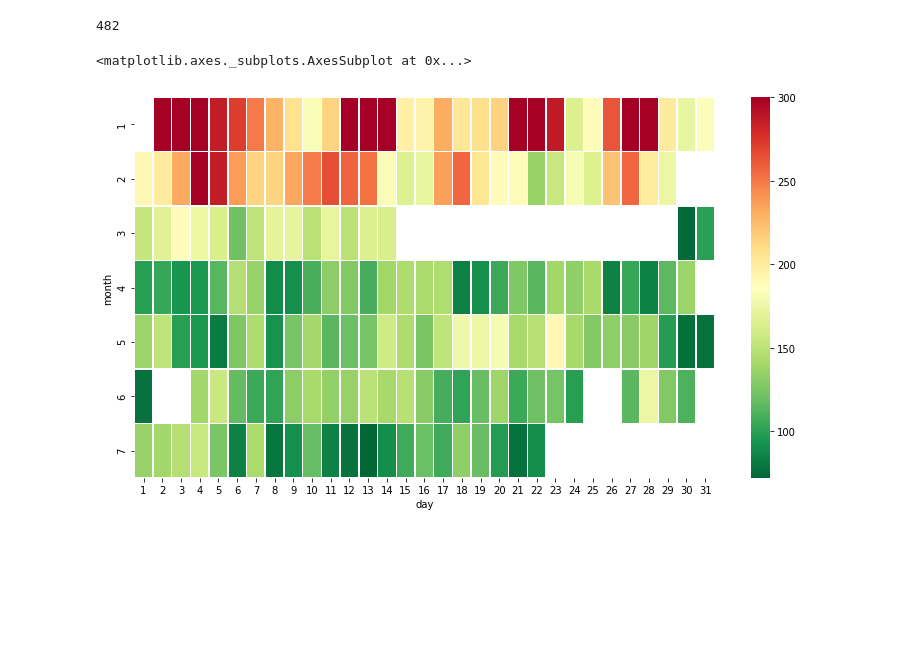
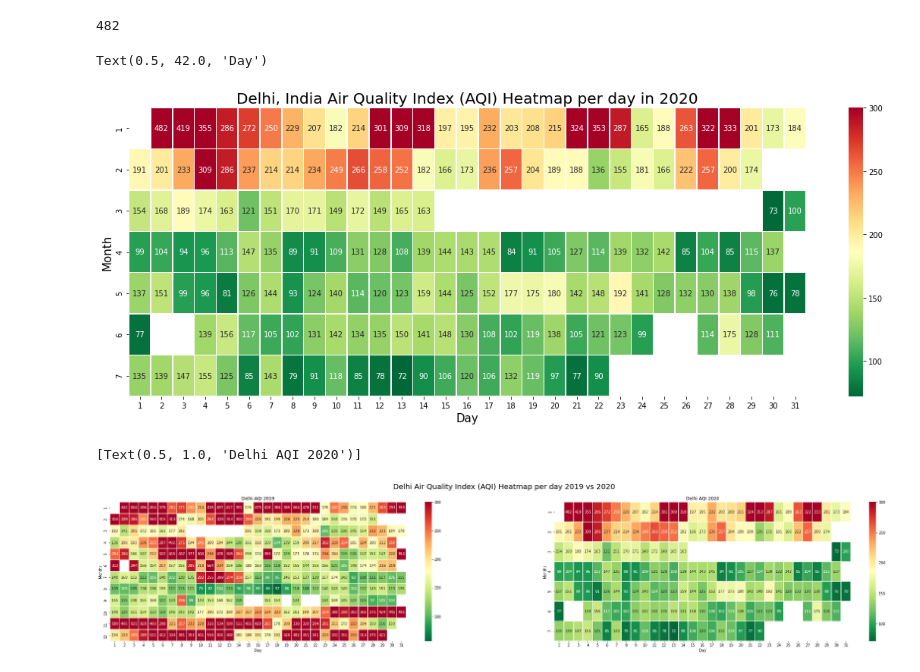
Before and after one commit to HaydenRubin/COVID-19-air-quality-2020, a Jupyter notebook: CalendarHeatmaps/delhiAQ.ipynb, the cells around one changed output. Cells and saved outputs as stored; diff of their text form; code cells hidden in the pictures; blank space fills up the shorter version.

```diff
--- a/CalendarHeatmaps/delhiAQ.ipynb
+++ b/CalendarHeatmaps/delhiAQ.ipynb
@@ -57,5 +61,5 @@ sns.heatmap(delhi2019aq, annot=False, fmt="d", linewidths=.5, ax=ax, vmax=300, c
 # %%
-delhi2020_csv = "CleanDatasets/delhi2020.csv"
+delhi2020_csv = "../CleanDatasets/delhi2020.csv"
 # %%
 delhi2020 = pd.read_csv(delhi2020_csv)
 delhi2020.head()
@@ -82,6 +86,8 @@ delhi2020['day'] = delhi2020['day'].astype(str).astype('int64')
 delhi2020['year'] = delhi2020['year'].astype(str).astype('int64')
 # %%
 delhi2020['month'] = delhi2020['month'].astype(str).astype(int)
+# %%
+delhi2020['AQI'] = delhi2020['AQI'].astype(str).astype(int)
 # %%
 delhi2020['AQI'].max()
 # %% [output]
@@ -89,8 +95,27 @@ delhi2020['AQI'].max()
 # %%
 delhi2020aq = delhi2020.pivot_table('AQI','month','day')
 # %%
-f1, ax = plt.subplots(figsize=(13, 7))
-sns.heatmap(delhi2020aq, annot=False, fmt="d", linewidths=.5, ax=ax, vmax=300, cmap = "RdYlGn_r")
+f1, ax = plt.subplots(figsize=(20, 7))
+sns.heatmap(delhi2020aq, annot=True, fmt="g", linewidths=.5, ax=ax, vmax=300, cmap = "RdYlGn_r")
+plt.title("Delhi, India Air Quality Index (AQI) Heatmap per day in 2020", fontsize=20)
+plt.ylabel("Month", fontsize=15)
+plt.xlabel("Day", fontsize=15)
+#plt.savefig("2020_DelhiAQI_CalendarHeatmap.png")
 # %% [output]
-<matplotlib.axes._subplots.AxesSubplot at 0x...>
+Text(0.5, 42.0, 'Day')
-[figure, old version]
+[figure, new version]
+# %%
+fig, (ax1, ax2) = plt.subplots(1,2, figsize=(40, 7))
+sns.heatmap(delhi2019aq, annot=True, fmt="g", linewidths=.5, ax=ax1, vmax=300, cmap = "RdYlGn_r")
+sns.heatmap(delhi2020aq, annot=True, fmt="g", linewidths=.5, ax=ax2, vmax=300, cmap = "RdYlGn_r")
+
+fig.suptitle("Delhi Air Quality Index (AQI) Heatmap per day 2019 vs 2020", fontsize = 20)
+ax1.set(xlabel="Day")
+ax2.set(xlabel="Day")
+ax1.set(ylabel="Months")
+ax2.set(ylabel="Months")
+ax1.set(title="Delhi AQI 2019")
+ax2.set(title="Delhi AQI 2020")
+# %% [output]
+[Text(0.5, 1.0, 'Delhi AQI 2020')]
+[figure, added]
```
Also changed, not shown: parts of 18 cells of this notebook, 1 other file.
